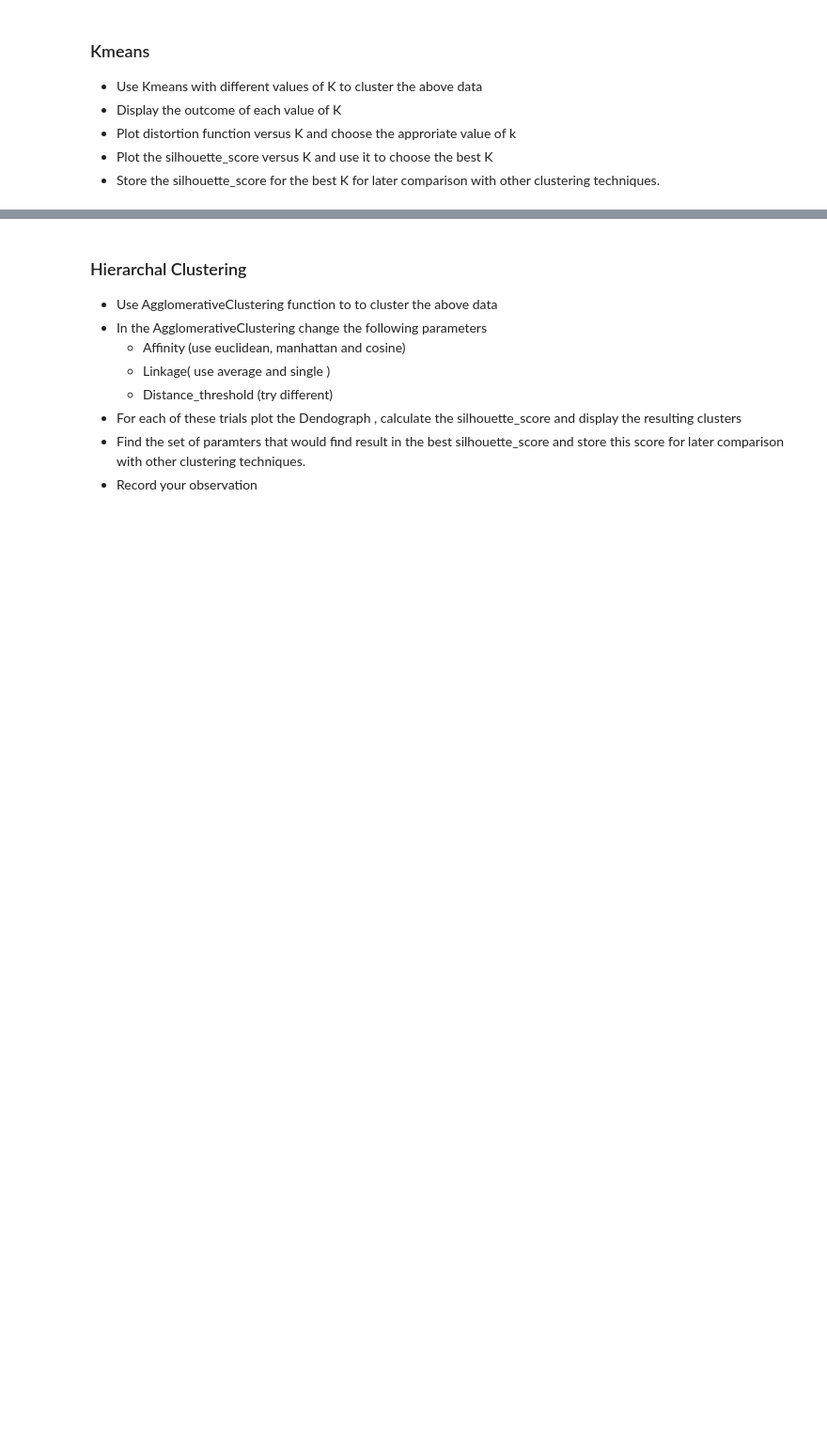
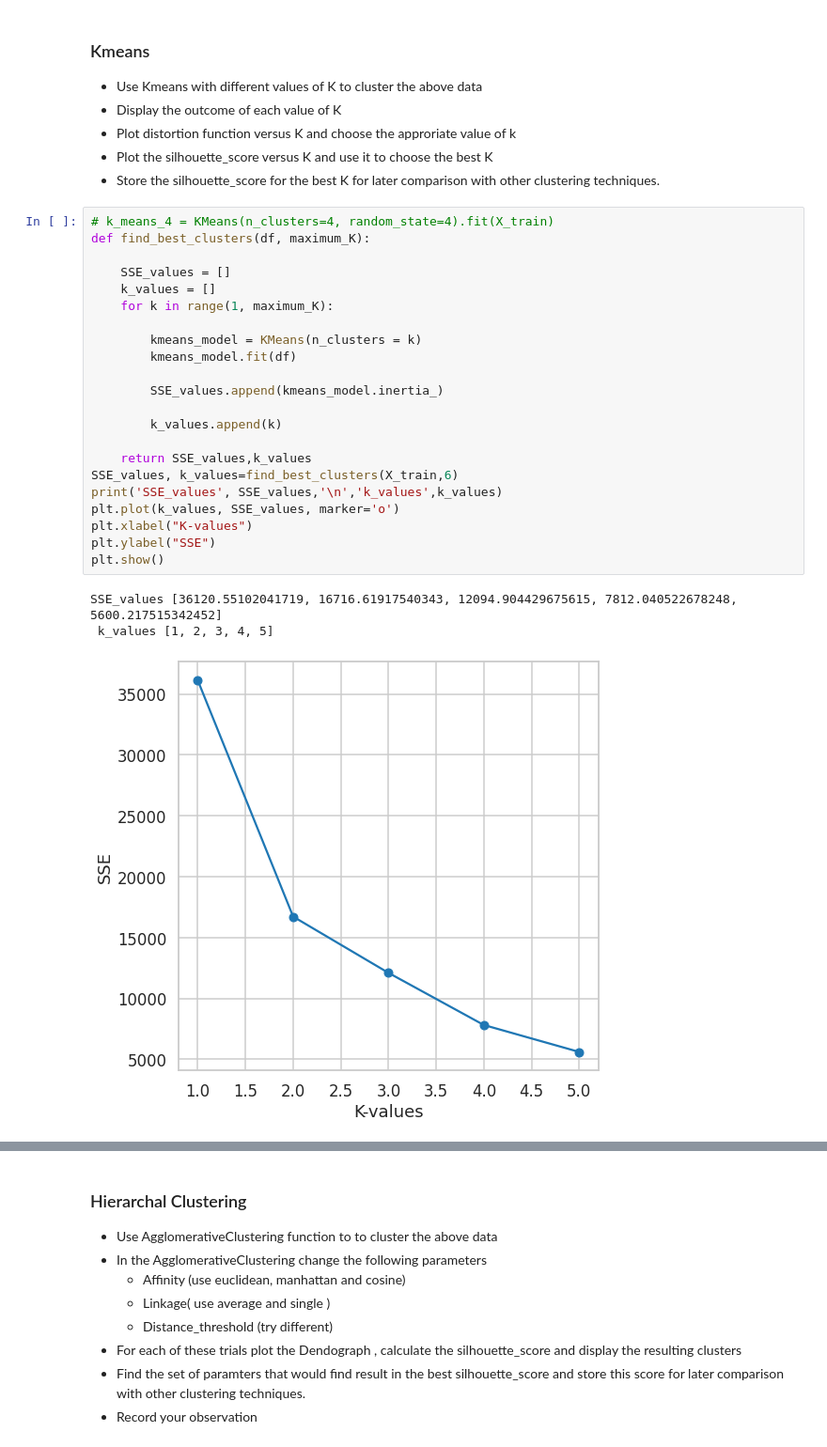
Before and after one commit to safaa400/safaasalah_46-17921_ML_assignments, a Jupyter notebook: Clustering_Project.ipynb, the cells around one changed output, grey strips where cells are left out. Shown: that part at 94% size. Drawn from its saved outputs; the diff is of its cells as text; blank space fills up the shorter version.

```diff
--- a/Clustering_Project.ipynb
+++ b/Clustering_Project.ipynb
@@ -79,3 +96,29 @@ display_cluster(Multi_blob_Data)
 * Plot distortion function versus K and choose the approriate value of k
 * Plot the silhouette_score versus K and use it to choose the best K
 * Store the silhouette_score for the best K for later comparison with other clustering techniques.
+# %%
+# k_means_4 = KMeans(n_clusters=4, random_state=4).fit(X_train)
+def find_best_clusters(df, maximum_K):
+
+    SSE_values = []
+    k_values = []
+    for k in range(1, maximum_K):
+
+        kmeans_model = KMeans(n_clusters = k)
+        kmeans_model.fit(df)
+
+        SSE_values.append(kmeans_model.inertia_)
+
+        k_values.append(k)
+
+    return SSE_values,k_values
+SSE_values, k_values=find_best_clusters(X_train,6)
+print('SSE_values', SSE_values,'\n','k_values',k_values)
+plt.plot(k_values, SSE_values, marker='o')
+plt.xlabel("K-values")
+plt.ylabel("SSE")
+plt.show()
+# %% [output]
+SSE_values [36120.55102041719, 16716.61917540343, 12094.904429675615, 7812.040522678248, 5600.217515342452]
+ k_values [1, 2, 3, 4, 5]
+[figure, added]
```
Also changed, not shown: parts of 18 cells of this notebook.
